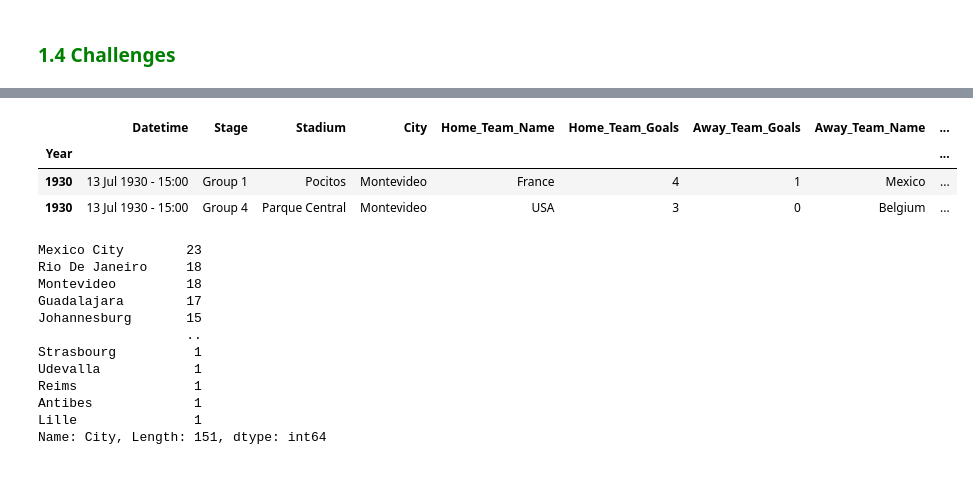
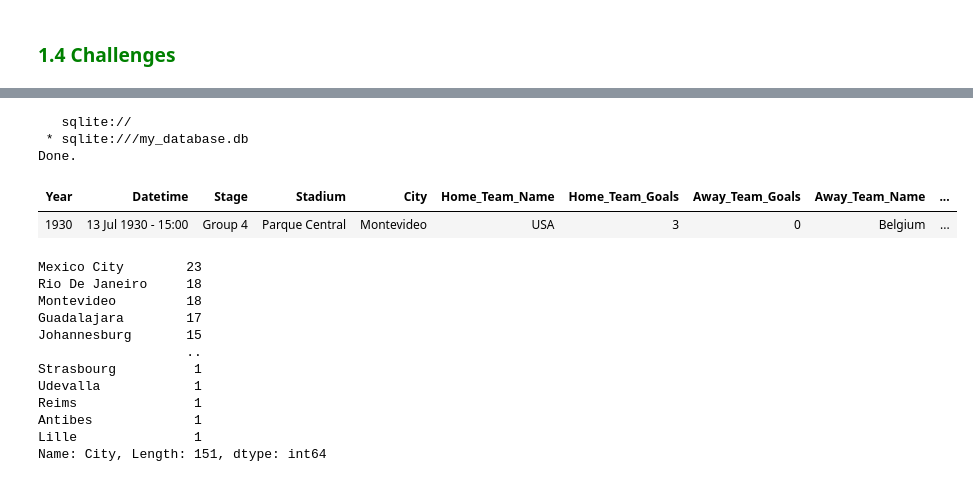
Before and after one commit to Dennis-Kiarie/SQL-Starter-Kit, a Jupyter notebook: SQL_Programming_Selecting_&_Retrieving_Data_with_SQL.ipynb, the cells around one changed output, grey strips where cells are left out. Drawn from its saved outputs; the diff is of its cells as text; code cells hidden in the pictures.

```diff
--- a/SQL_Programming_Selecting_&_Retrieving_Data_with_SQL.ipynb
+++ b/SQL_Programming_Selecting_&_Retrieving_Data_with_SQL.ipynb
@@ -149,13 +361,17 @@ OUR CODE GOES HERE
 # %%
 # Challenge 3
 # Answering the same question as challenge 2, we would like to get only one match
 #
 # OUR CODE GOES HERE
-WorldCup.head(2)
+%%sql
+SELECT * FROM WorldCup
+WHERE STAGE = "Group 4" AND City ="Montevideo "
+LIMIT 1
 # %% [output]
+   sqlite://
+ * sqlite:///my_database.db
+Done.
-|  | Datetime | Stage | Stadium | City | Home_Team_Name | Home_Team_Goals | Away_Team_Goals | Away_Team_Name | ... |
-| Year |  |  |  |  |  |  |  |  | ... |
-| 1930 | 13 Jul 1930 - 15:00 | Group 1 | Pocitos | Montevideo | France | 4 | 1 | Mexico | ... |
+| Year | Datetime | Stage | Stadium | City | Home_Team_Name | Home_Team_Goals | Away_Team_Goals | Away_Team_Name | ... |
 | 1930 | 13 Jul 1930 - 15:00 | Group 4 | Parque Central | Montevideo | USA | 3 | 0 | Belgium | ... |
 # %%
 WorldCup["City"].value_counts()
```
Also changed, not shown: parts of 62 cells of this notebook.
